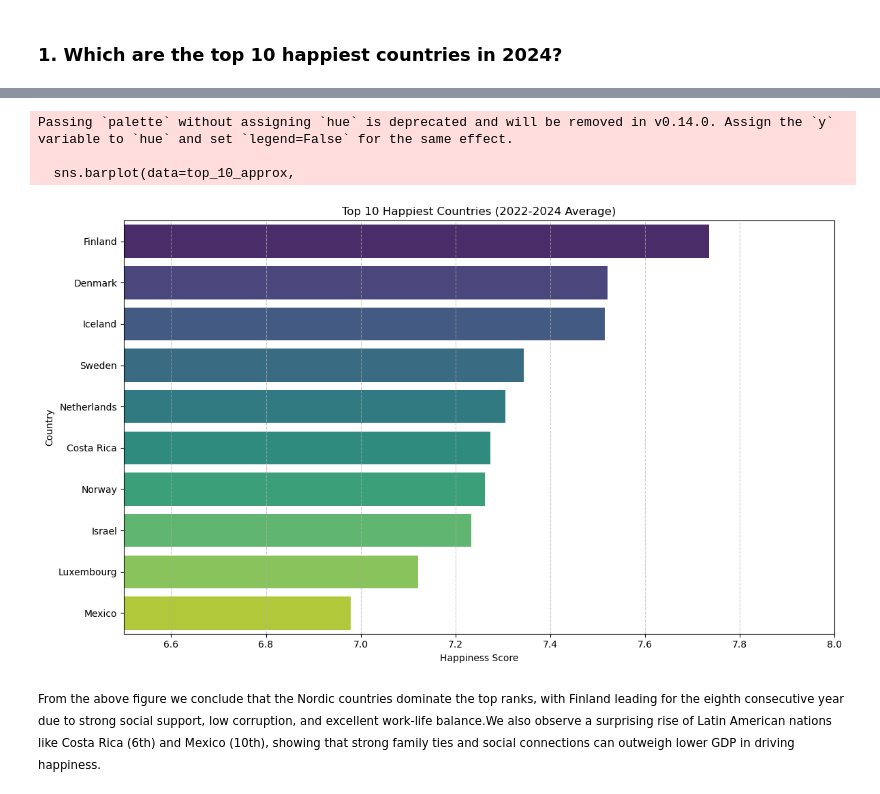
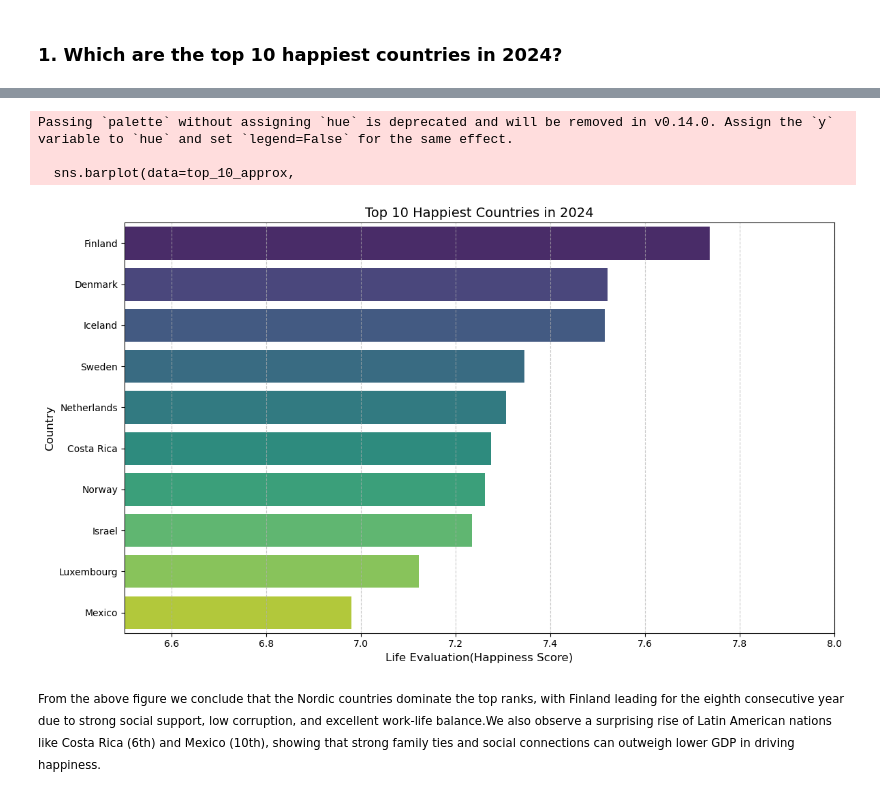
Before and after one commit to sagamohamedsaedaden-dotcom/World-Happiness-Report-2025, a Jupyter notebook: WHR2025.ipynb, the cells around one changed output, grey strips where cells are left out. Drawn from its saved outputs; the diff is of its cells as text; code cells hidden in the pictures.

```diff
--- a/WHR2025.ipynb
+++ b/WHR2025.ipynb
@@ -64,6 +132,9 @@ df_merge=df.merge(df_regions,on= 'Country name',how='left')
 # %% [markdown]
 ### 1. Which are the top 10 happiest countries in 2024?
 # %%
-df_2024 = df_merge[df_merge['Year'] == 2024]
-top_10_approx = df_2024.sort_values('Life evaluation (3-year average)', ascending=False).head(10)[['Country name', 'Life evaluation (3-year average)']]
-top_10_approx
+# Filter 2024 data
+df_2024 = df_final[df_final['Year'] == 2024]
+
+# Get top 10 happiest
+top_10_approx = df_2024.sort_values('Life evaluation (3-year average)',
+                ascending=False).head(10)[['Country name', 'Life evaluation (3-year average)']]
@@ -82,23 +141,23 @@ top_10_approx
 # %%
 # plot
 plt.figure(figsize=(12, 7))
 sns.barplot(data=top_10_approx,
             y='Country name',
             x='Life evaluation (3-year average)',
             palette='viridis')
 
-plt.title('Top 10 Happiest Countries (2022-2024 Average)')
-plt.xlabel('Happiness Score')
-plt.ylabel('Country')
+plt.title('Top 10 Happiest Countries in 2024',fontsize=14)
+plt.xlabel('Life Evaluation(Happiness Score)',fontsize=12)
+plt.ylabel('Country',fontsize=12)
 plt.xlim(6.5, 8)
 plt.grid(axis='x', linestyle='--', alpha=0.7)
 plt.tight_layout()
 plt.show()
 # %% [output]
 Passing `palette` without assigning `hue` is deprecated and will be removed in v0.14.0. Assign the `y` variable to `hue` and set `legend=False` for the same effect.
 
   sns.barplot(data=top_10_approx,
-[figure, old version]
+[figure, new version]
 # %% [markdown]
 <small>
 From the above figure we conclude that the Nordic countries dominate the top ranks, with Finland leading for the eighth consecutive year due to strong social support, low corruption, and excellent work-life balance.We also observe a surprising rise of Latin American nations like Costa Rica (6th) and Mexico (10th), showing that strong family ties and social connections can outweigh lower GDP in driving happiness.
```
Also changed, not shown: parts of 55 cells of this notebook, 10 other files.
